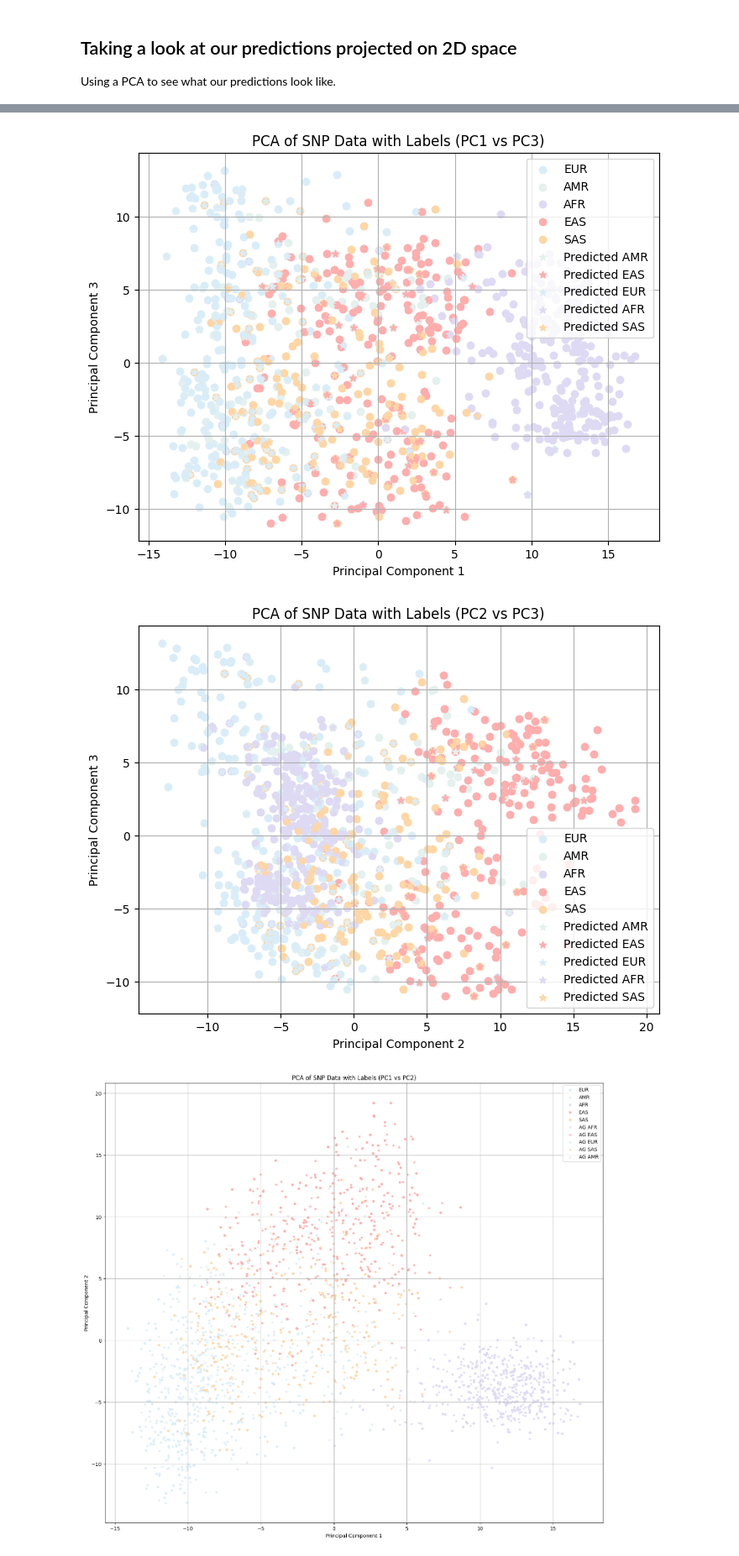
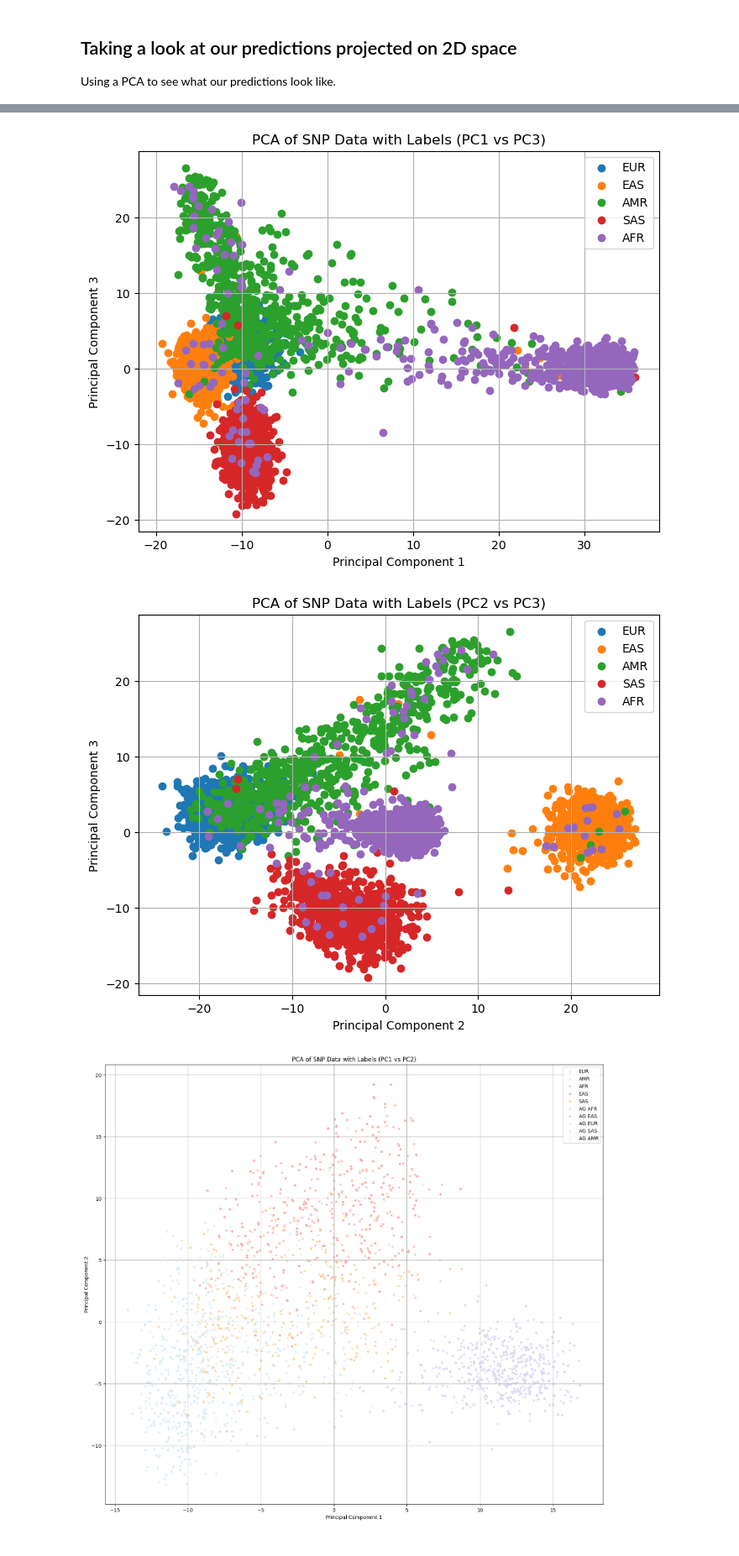
Before and after one commit to TitouanCh/ter-bioinfo, a Jupyter notebook: knn/knn_first_steps.ipynb, the cells around one changed output, grey strips where cells are left out. Shown at 84% size. Cells and saved outputs as stored; diff of their text form; code cells hidden in the pictures.

```diff
--- a/knn/knn_first_steps.ipynb
+++ b/knn/knn_first_steps.ipynb
@@ -29,0 +28,6 @@ real_df = import_genome_data_as_df(superpopulation_code_dict=superpopulation_cod
+# %%
+#real_df = import_genome_data_as_df(superpopulation_code_dict=superpopulation_code_dict)
+real_df = import_genome_data_as_df(filename='65Kreal.hapt')
+# %%
+real_df.drop(real_df[real_df['Superpopulation code'] == 5].index, inplace = True)
+real_df.head()
@@ -31,8 +43,8 @@ real_df = import_genome_data_as_df(superpopulation_code_dict=superpopulation_cod
 fig, ax = plt.subplots()
 
 individual_per_pop = []
-pop_names = ["EUR", "EAS", "AMR", "SAS", "AFR", "EUR,AFR"]
-for i in range(6):
+pop_names = ["EUR", "EAS", "AMR", "SAS", "AFR"]
+for i in range(5):
     individual_per_pop.append(real_df[real_df['Superpopulation code'] == i].shape[0])
 
 bars = ax.bar(pop_names, height=individual_per_pop, color=superpopulation_code_colors)
@@ -187,8 +199,8 @@ Using a PCA to see what our predictions look like.
 num_components=3
 pca=PCA(n_components=num_components)
 
-pca_result = pca.fit_transform(real_df.iloc[:, 3:10002])
-pca_targets = pca.transform(ag_df.iloc[:, 3:10002])
+pca_result = pca.fit_transform(real_df.iloc[:, 3:65536])
+#pca_targets = pca.transform(ag_df.iloc[:, 3:10002])
 # %%
 # Loop through each pair of principal components for plotting
 for i in range(num_components):
@@ -196,22 +208,24 @@ for i in range(num_components):
         plt.figure(figsize=(8, 6))
         for label in real_df['Superpopulation code'].unique():
             subset = real_df[real_df['Superpopulation code'] == label]
+            if label == 3: subset.drop(5006, inplace=True)
+            if label == 3: subset.drop(5007, inplace=True)
             plt.scatter(pca_result[subset.index, i], pca_result[subset.index, j],
-                        label = list(superpopulation_code_dict.keys())[list(superpopulation_code_dict.values()).index(label)],
-                        color = superpopulation_code_colors[label]
+                        label = list(superpopulation_code_dict.keys())[list(superpopulation_code_dict.values()).index(label)]
             )
 
-        for label in real_df['predicted'].unique():
-            subset = real_df[real_df['predicted'] == label]
-            plt.scatter(pca_result[subset.index, i], pca_result[subset.index, j],
-                        label= "Predicted " + list(superpopulation_code_dict.keys())[list(superpopulation_code_dict.values()).index(label)],
-                        marker="*",
-                        color = superpopulation_code_colors[int(label)]
-            )
+        #for label in real_df['predicted'].unique():
+        #    subset = real_df[real_df['predicted'] == label]
+        #    plt.scatter(pca_result[subset.index, i], pca_result[subset.index, j],
+        #                label= "Predicted " + list(superpopulation_code_dict.keys())[list(superpopulation_code_dict.values()).index(label)],
+        #                marker="*",
+        #                color = superpopulation_code_colors[int(label)]
+        #    )
 
         plt.xlabel(f'Principal Component {i+1}')
         plt.ylabel(f'Principal Component {j+1}')
         plt.title(f'PCA of SNP Data with Labels (PC{i+1} vs PC{j+1})')
+        #plt.rcParams['figure.dpi'] = 100
         plt.legend()
         plt.grid(True)
         plt.show()
@@ -220,5 +234,5 @@ for i in range(num_components):
-[figure, old version]
+[figure, new version]
-[figure, old version]
+[figure, new version]
 # %%
 # Loop through each pair of principal components for plotting
 for i in range(num_components):
```
Also changed, not shown: parts of 4 cells of this notebook, 12 other files.
